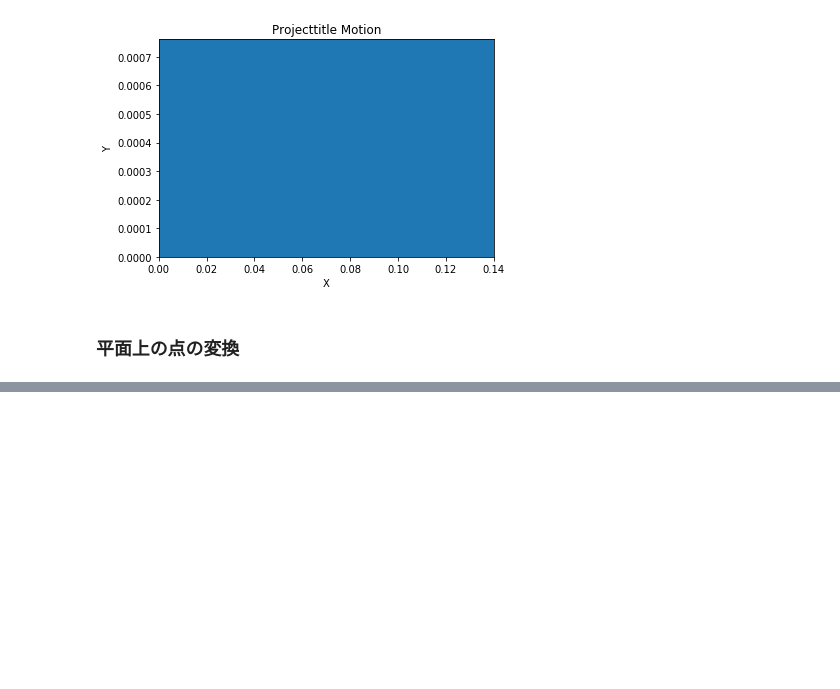
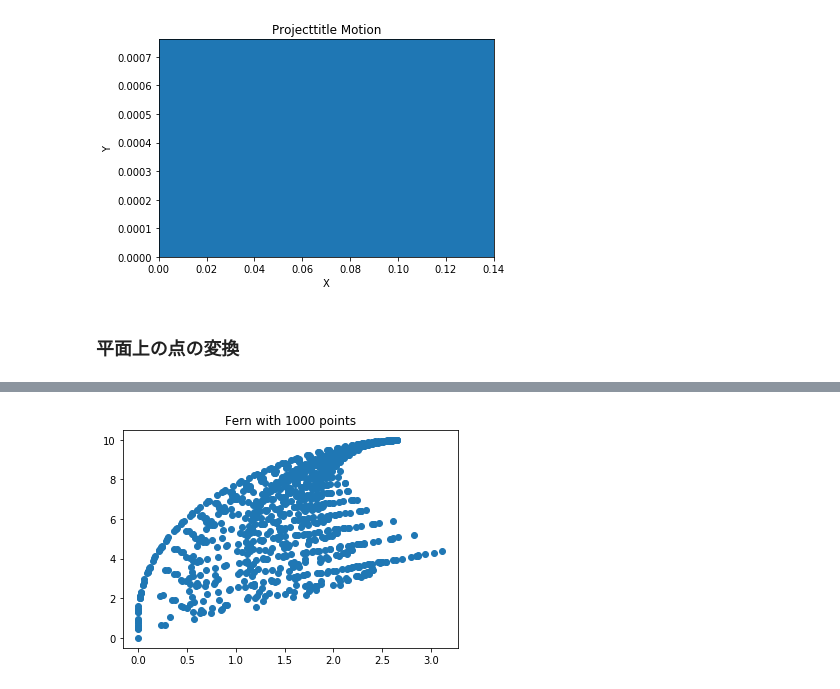
Before and after one commit to k2works/my_notebooks, a Jupyter notebook: source/study_for_math/06.ipynb, the cells around one changed output, grey strips where cells are left out. Cells and saved outputs as stored; diff of their text form; code cells hidden in the pictures; blank space fills up the shorter version.

```diff
--- a/source/study_for_math/06.ipynb
+++ b/source/study_for_math/06.ipynb
@@ -206,0 +202,86 @@ StdinNotImplementedError: raw_input was called, but this frontend does not suppo
+# %%
+'''
+バーンスレイのシダを描く
+'''
+import random
+import matplotlib.pyplot as plt
+
+
+def transformation_1(p):
+    x = p[0]
+    y = p[1]
+    x1 = 0.85 * x + 0.04 * y
+    y1 = -0.04 * x + 0.85 * y + 1.6
+    return x1, y1
+
+
+def transformation_2(p):
+    x = p[0]
+    y = p[1]
+    x1 = 0.2 * x + 0.26 * y
+    y1 = 0.23 * x + 0.22 * y + 1.6
+    return x1, y1
+
+
+def transformation_3(p):
+    x = p[0]
+    y = p[1]
+    x1 = -0.15 * x + 0.28 * y
+    y1 = 0.26 * x + 0.24 * y + 0.44
+    return x1, y1
+
+
+def transformation_4(p):
+    x = p[0]
+    y = p[1]
+    x1 = 0
+    y1 = 0.16 * y
+    return x1, y1
+
+
+def get_index(probability):
+    r = random.random()
+    c_probability = 0
+    sum_probability = []
+    for p in probability:
+        c_probability += p
+        sum_probability.append(c_probability)
+    for item, sp in enumerate(sum_probability):
+        if r <= sp:
+            return item
+    return len(probability) - 1
+
+
+def transform(p):
+    # 変換関数のリスト
+    transformations = [transformation_1, transformation_2, transformation_3, transformation_4]
+    probability = [0.85, 0.07, 0.07, 0.01]
+    # ランダム変換関数を選ぶ
+    tindex = get_index(probability)
+    t = transformations[tindex]
+    x, y = t(p)
+    return x, y
+
+
+def draw_fern(n):
+    # (0, 0)から始める
+    x = [0]
+    y = [0]
+
+    x1, y1 = 0, 0
+    for i in range(n):
+        x1, y1 = transform((x1, y1))
+        x.append(x1)
+        y.append(y1)
+    return x, y
+
+
+if __name__ == '__main__':
+    n = int(1000)
+    x, y = draw_fern(n)
+    # 点をプロット
+    plt.plot(x, y, 'o')
+    plt.title('Fern with {0} points'.format(n))
+    plt.show()
+# %% [output]
+[figure, added]
```
Also changed, not shown: parts of 3 cells of this notebook.
